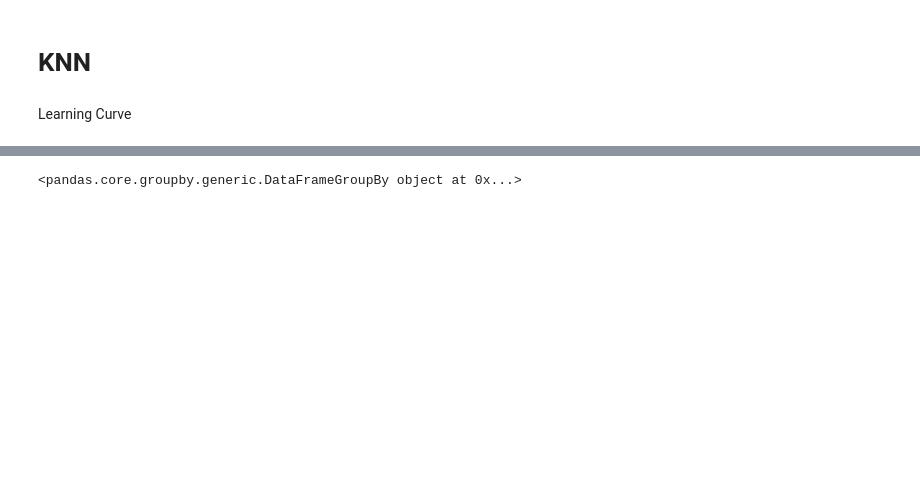
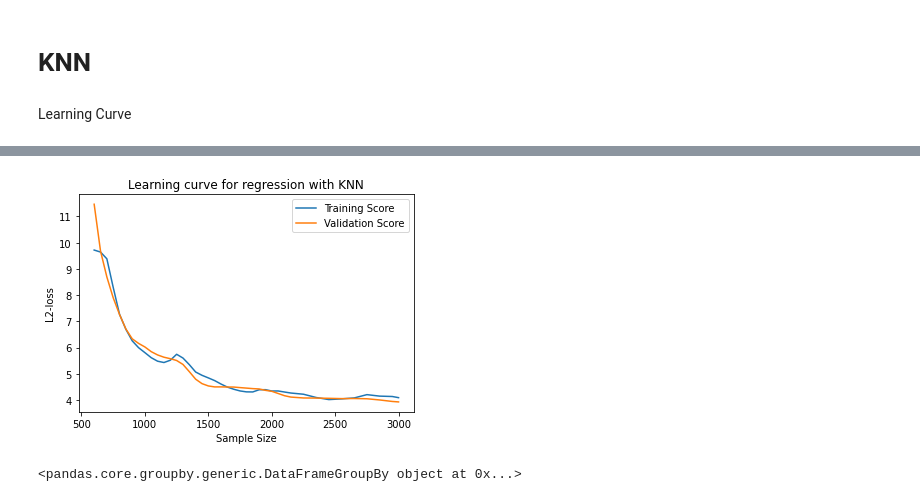
Before and after one commit to Ali-Setareh/Machine-learning-in-physics-Project, a Jupyter notebook: Phase 2- Classical Models/Phase 2.ipynb, the cells around one changed output, grey strips where cells are left out. Drawn from its saved outputs; the diff is of its cells as text; code cells hidden in the pictures; blank space fills up the shorter version.

```diff
--- a/Phase 2- Classical Models/Phase 2.ipynb
+++ b/Phase 2- Classical Models/Phase 2.ipynb
@@ -158,3 +167,40 @@ for item in df.index:
+# %%
+ns_list=[ 601,  651,  701,  751,  801,  851,  901,  951, 1001, 1051,
+       1101, 1151, 1201, 1251, 1301, 1351, 1401, 1451, 1501, 1551, 1601,
+       1651, 1701, 1751, 1801, 1851, 1901, 1951, 2001, 2051, 2101, 2151,2251,2351,2451,2551,2651,2751,2851,2951,3000]
+ns_list, train_scores, validation_scores = learning_curve(
+                                                   estimator = KNeighborsRegressor(n_neighbors=k_list[index]),
+                                                   X = X_train, y = Y_train,
+                                                   train_sizes = ns_list, cv = 5,
+                                                   scoring = 'neg_mean_squared_error')
+# %%
+train_scores_mean =  -train_scores.mean(axis = 1)
+train_scores_std = np.std(train_scores, axis=1)
+validation_scores_mean =  -validation_scores.mean(axis = 1)
+validation_scores_std  = validation_scores.std(axis = 1)
+
+xlabel = 'Sample Size'
+ylabel = 'L2-loss'
+
+plt_title = 'Learning curve for regression with KNN'
+
+fig = plt.figure()
+ax = fig.add_subplot(111, xlabel=xlabel, ylabel=ylabel, title=plt_title)
+ax.plot(ns_list, train_scores_mean, label = 'Training Score')
+ax.plot(ns_list, validation_scores_mean, label = 'Validation Score')
+
+#plt.fill_between(ns_list, train_scores_mean - train_scores_std,
+ #                train_scores_mean + train_scores_std, alpha=0.2,
+  #               color="darkblue", lw=2)
+#plt.fill_between(ns_list, validation_scores_mean - validation_scores_std,
+   #              validation_scores_mean + validation_scores_std, alpha=0.2,
+    #             color="darkgreen", lw=2)
+
+
+ax.legend(loc=0)
+plt.show()
+# %% [output]
+[figure, added]
 # %%
 # %% [output]
 <pandas.core.groupby.generic.DataFrameGroupBy object at 0x...>
```
Also changed, not shown: parts of 14 cells of this notebook.
